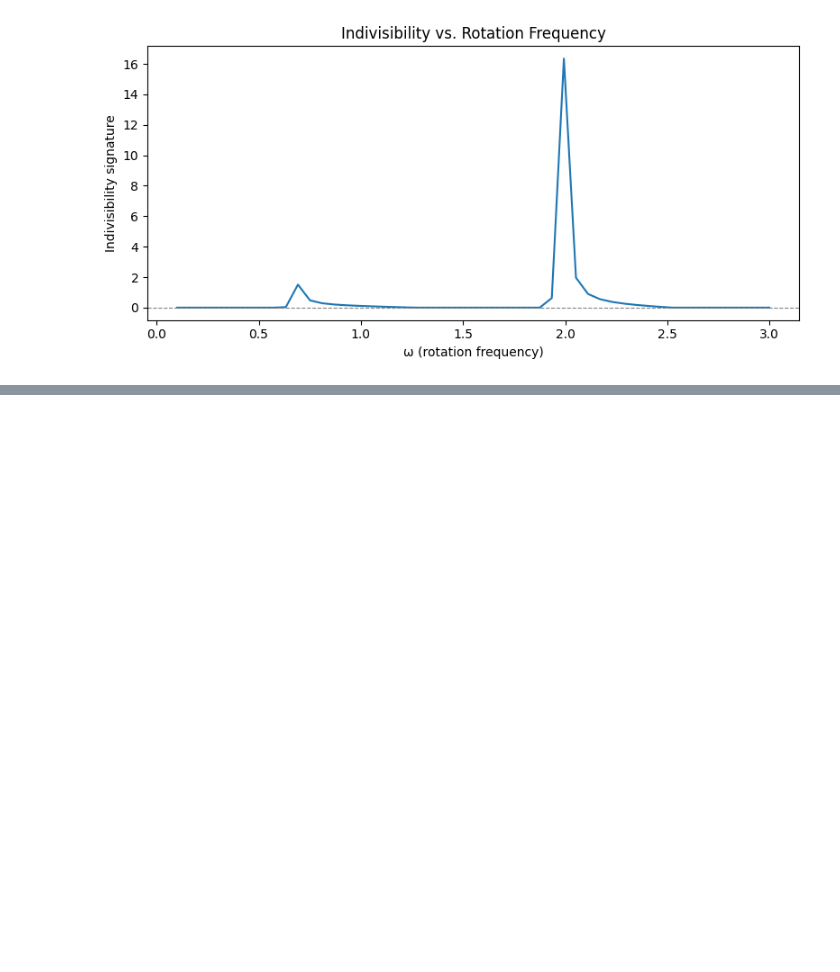
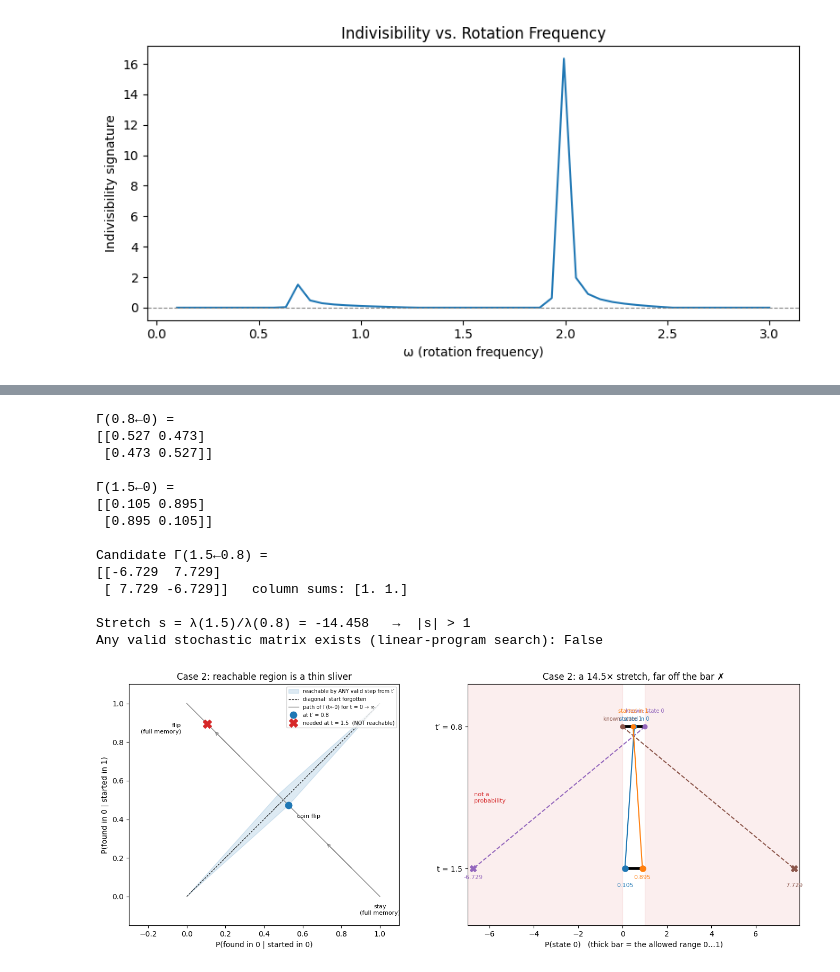
Before and after one commit to mrklaney/isp-lab, a Jupyter notebook: notebooks/03_indivisibility.ipynb, the cells around one changed output, grey strips where cells are left out. Cells and saved outputs as stored; diff of their text form; code cells hidden in the pictures; blank space fills up the shorter version.

```diff
--- a/notebooks/03_indivisibility.ipynb
+++ b/notebooks/03_indivisibility.ipynb
@@ -138,0 +368,24 @@ plt.show()
+# %%
+show_case(0.8, 1.5)
+
+fig, axes = plt.subplots(1, 2, figsize=(14, 5.5))
+plot_reachable(axes[0], 0.8, 1.5, "Case 2: reachable region is a thin sliver")
+plot_fan(axes[1], 0.8, 1.5, "Case 2: a 14.5× stretch, far off the bar ✗")
+plt.tight_layout()
+plt.show()
+# %% [output]
+Γ(0.8←0) =
+[[0.527 0.473]
+ [0.473 0.527]]
+
+Γ(1.5←0) =
+[[0.105 0.895]
+ [0.895 0.105]]
+
+Candidate Γ(1.5←0.8) =
+[[-6.729  7.729]
+ [ 7.729 -6.729]]   column sums: [1. 1.]
+
+Stretch s = λ(1.5)/λ(0.8) = -14.458   →  |s| > 1
+Any valid stochastic matrix exists (linear-program search): False
+[figure, added]
```
Also changed, not shown: parts of 19 cells of this notebook, 32 other files.
